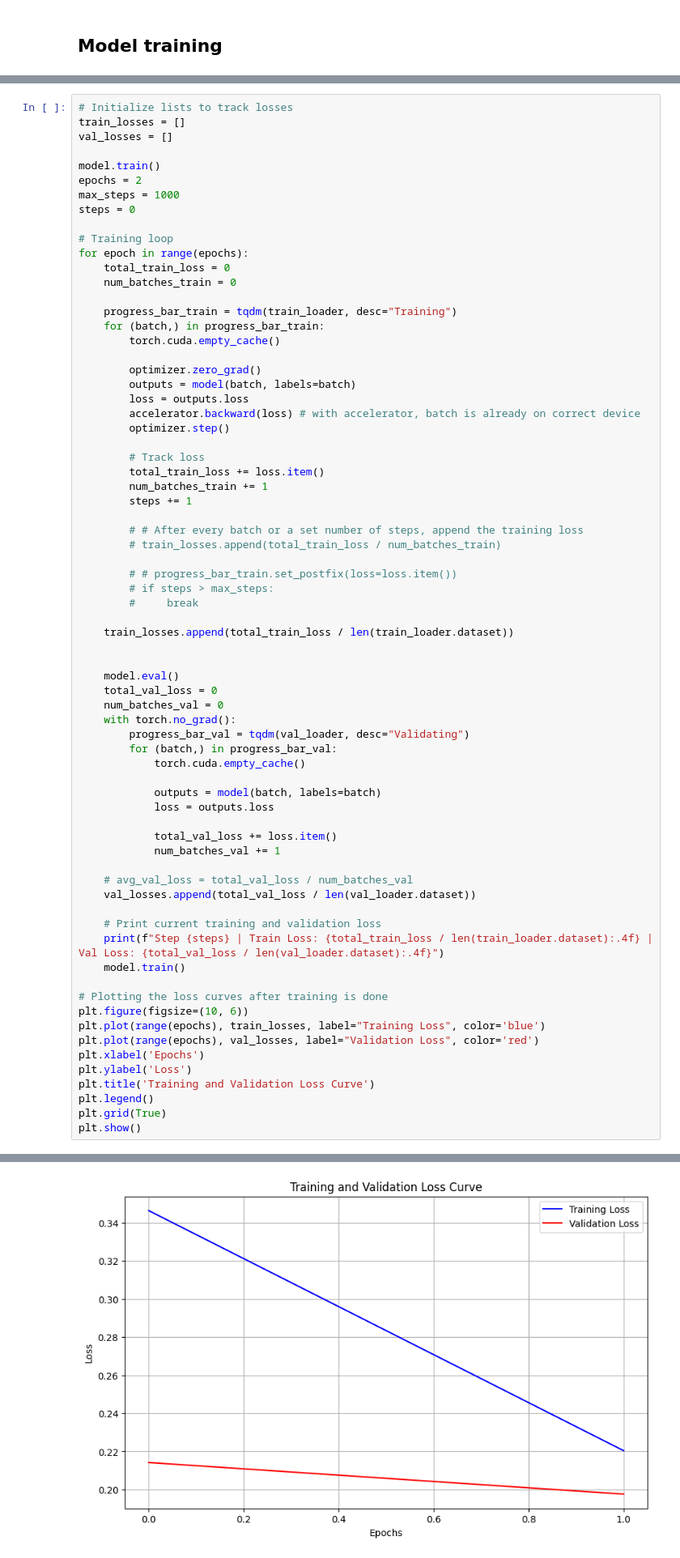
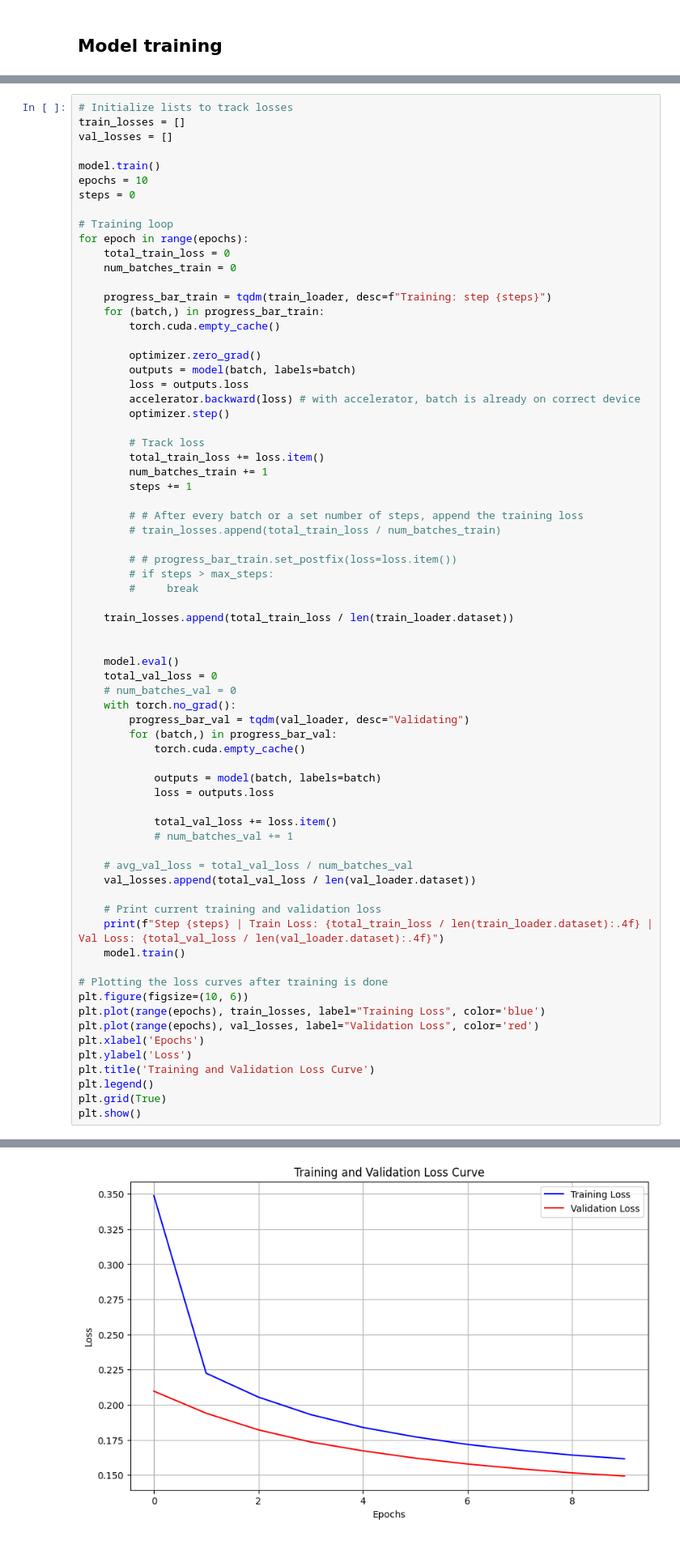
Before and after one commit to liuzhimei/M2_coursework, a Jupyter notebook: lora.ipynb, the cells around one changed output, grey strips where cells are left out. Shown at 81% size. Cells and saved outputs as stored; diff of their text form.

```diff
--- a/lora.ipynb
+++ b/lora.ipynb
@@ -119,8 +119,7 @@ train_losses = []
 val_losses = []
 
 model.train()
-epochs = 2
-max_steps = 1000
+epochs = 10
 steps = 0
 
 # Training loop
@@ -128,7 +127,7 @@ for epoch in range(epochs):
     total_train_loss = 0
     num_batches_train = 0
 
-    progress_bar_train = tqdm(train_loader, desc="Training")
+    progress_bar_train = tqdm(train_loader, desc=f"Training: step {steps}")
     for (batch,) in progress_bar_train:
         torch.cuda.empty_cache()
 
@@ -155,7 +154,7 @@ for epoch in range(epochs):
 
     model.eval()
     total_val_loss = 0
-    num_batches_val = 0
+    # num_batches_val = 0
     with torch.no_grad():
         progress_bar_val = tqdm(val_loader, desc="Validating")
         for (batch,) in progress_bar_val:
@@ -165,7 +164,7 @@ for epoch in range(epochs):
             loss = outputs.loss
 
             total_val_loss += loss.item()
-            num_batches_val += 1
+            # num_batches_val += 1
 
     # avg_val_loss = total_val_loss / num_batches_val
     val_losses.append(total_val_loss / len(val_loader.dataset))
@@ -190,4 +197,4 @@ Step 1996 | Train Loss: 0.2204 | Val Loss: 0.1976
-[figure, old version]
+[figure, new version]
 # %% [markdown]
 # Make prediction
 # %%
```
Also changed, not shown: parts of 6 cells of this notebook.
